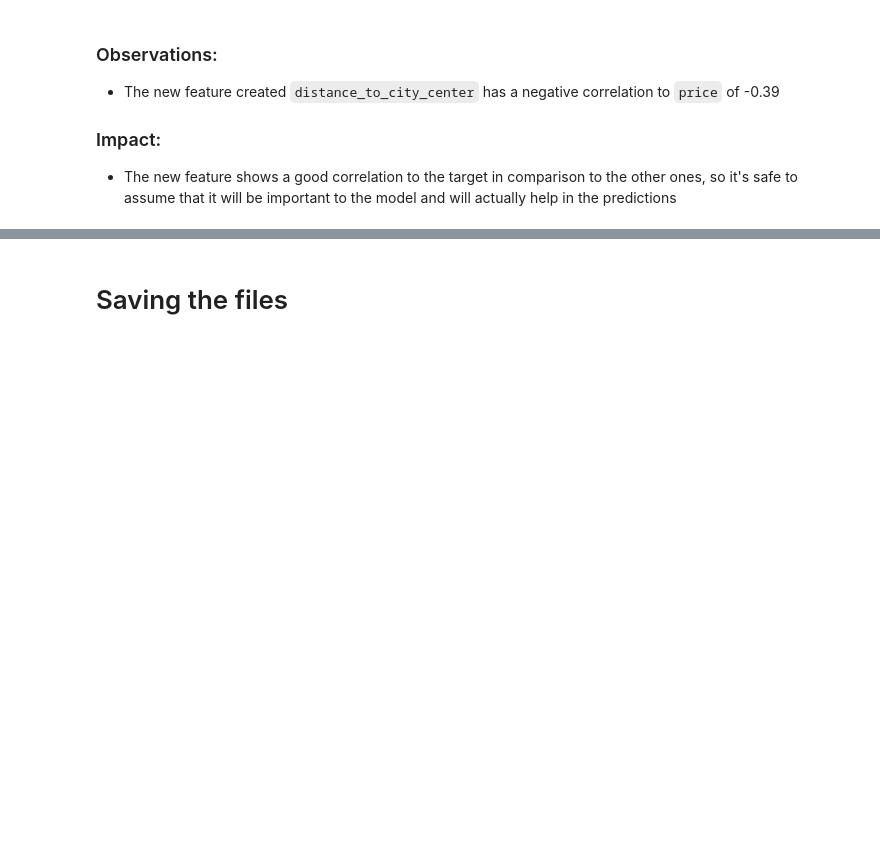
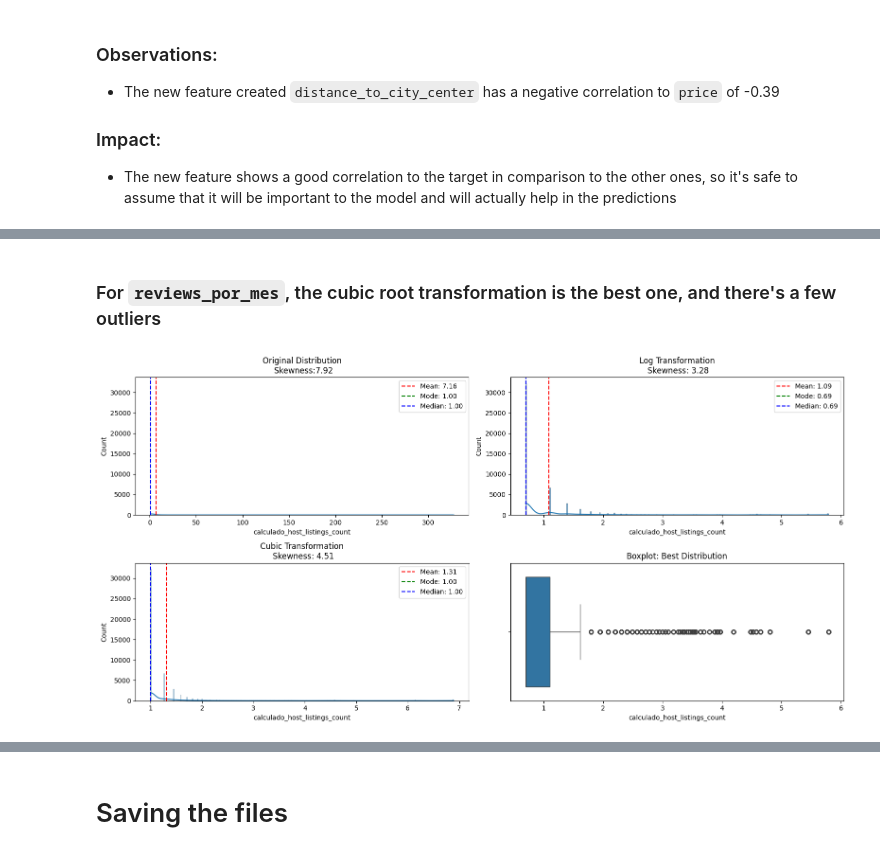
Before and after one commit to vitorccmanso/LH_CD_VITOR-CUNHA, a Jupyter notebook: Notebooks/Feature Engineering.ipynb, the cells around one changed output, grey strips where cells are left out. Saved outputs shown, nothing was run; the diff lists cells and outputs as text; code cells hidden in the pictures; blank space fills up the shorter version.

```diff
--- a/Notebooks/Feature Engineering.ipynb
+++ b/Notebooks/Feature Engineering.ipynb
@@ -49,0 +73,6 @@ plot_corr(df, "spearman")
+# %% [markdown]
+### For `reviews_por_mes`, the cubic root transformation is the best one, and there's a few outliers
+# %%
+plotter.plot_transformed_distributions("calculado_host_listings_count")
+# %% [output]
+[figure, added]
```
Also changed, not shown: parts of 19 cells of this notebook, 2 other files.
